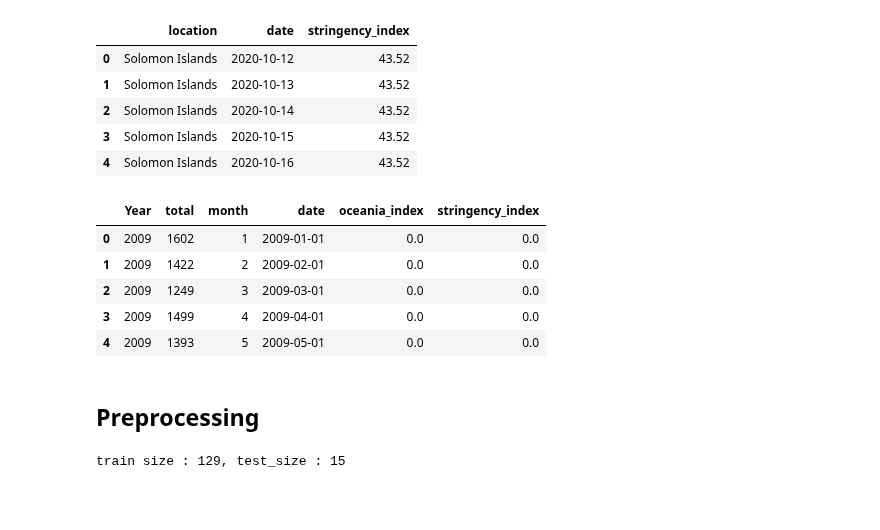
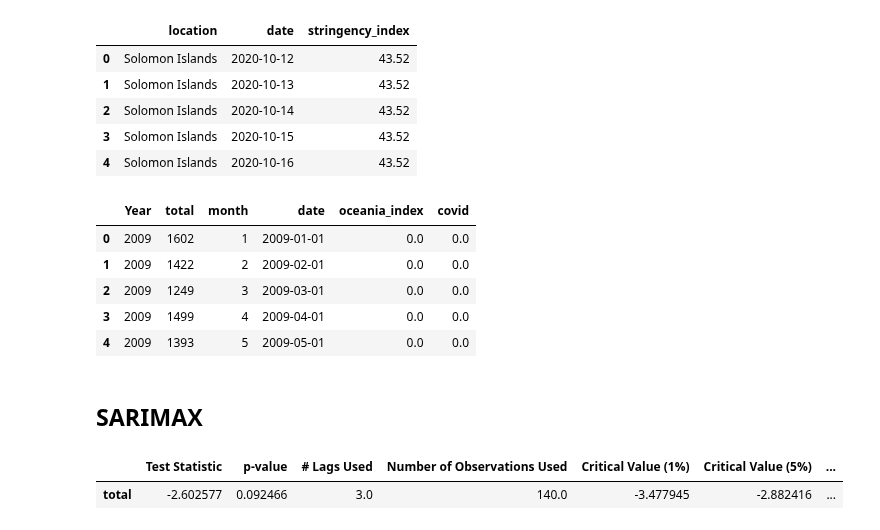
Before and after one commit to worldbank/pacific-observatory, a Jupyter notebook: scripts/notebooks/Tourism/modelling/solomon_islands.ipynb, the cells around one changed output. Saved outputs shown, nothing was run; the diff lists cells and outputs as text; code cells hidden in the pictures; blank space fills up the shorter version.

Commit message:
update tourism model parts

```diff
--- a/scripts/notebooks/Tourism/modelling/solomon_islands.ipynb
+++ b/scripts/notebooks/Tourism/modelling/solomon_islands.ipynb
@@ -18,9 +19,10 @@ from scripts.python.ts_utils import *
 ### Load Solomon Islands' Census
 # %%
 data_folder = os.getcwd() + "/data/tourism"
-samoa_folder = data_folder + "/solomon/intermediate/"
+solomon_folder = data_folder + "/solomon/intermediate/"
+solomon_monthly = [solomon_folder + file for file in os.listdir(solomon_folder) if "month" in file]
 # %%
-solomon = (pd.read_csv(samoa_folder + os.listdir(samoa_folder)[0])
+solomon = (pd.read_csv(solomon_monthly[0])
            .drop(["Unnamed: 0", "Total"], axis=1))
 solomon = solomon.melt(id_vars="Year")
 # %%
@@ -78,25 +79,22 @@ solomon_si["date"] = [str(year) + "-" + str(month)
 solomon_si["date"] = pd.to_datetime(solomon_si["date"])
 solomon_si = solomon_si.drop(["year", "month"], axis=1)
 # %%
-solomon = solomon.merge(solomon_si, how="left", on="date").fillna(0)
+solomon = (solomon.merge(solomon_si, how="left", on="date")
+           .rename({"stringency_index": "covid"}, axis=1)
+           .fillna(0))
 solomon.head(5)
 # %% [output]
-|  | Year | total | month | date | oceania_index | stringency_index |
+|  | Year | total | month | date | oceania_index | covid |
 | 0 | 2009 | 1602 | 1 | 2009-01-01 | 0.0 | 0.0 |
 | 1 | 2009 | 1422 | 2 | 2009-02-01 | 0.0 | 0.0 |
 | 2 | 2009 | 1249 | 3 | 2009-03-01 | 0.0 | 0.0 |
 | 3 | 2009 | 1499 | 4 | 2009-04-01 | 0.0 | 0.0 |
 | 4 | 2009 | 1393 | 5 | 2009-05-01 | 0.0 | 0.0 |
 # %% [markdown]
-## Preprocessing
+## SARIMAX
 # %%
-total_size = len(solomon)
-train_size = int(0.9 * total_size)
-test_size = total_size - train_size
-
-train, test = model_selection.train_test_split(
-    solomon[["date", "total", "oceania_index"]], train_size=train_size)
-print("train size : {}, test_size : {}".format(train_size, test_size))
+get_adf_df(solomon, ["total"])
 # %% [output]
-train size : 129, test_size : 15
+|  | Test Statistic | p-value | # Lags Used | Number of Observations Used | Critical Value (1%) | Critical Value (5%) | ... |
+| total | -2.602577 | 0.092466 | 3.0 | 140.0 | -3.477945 | -2.882416 | ... |
 # %%
```
Also changed, not shown: parts of 25 cells of this notebook, 3 other files.
